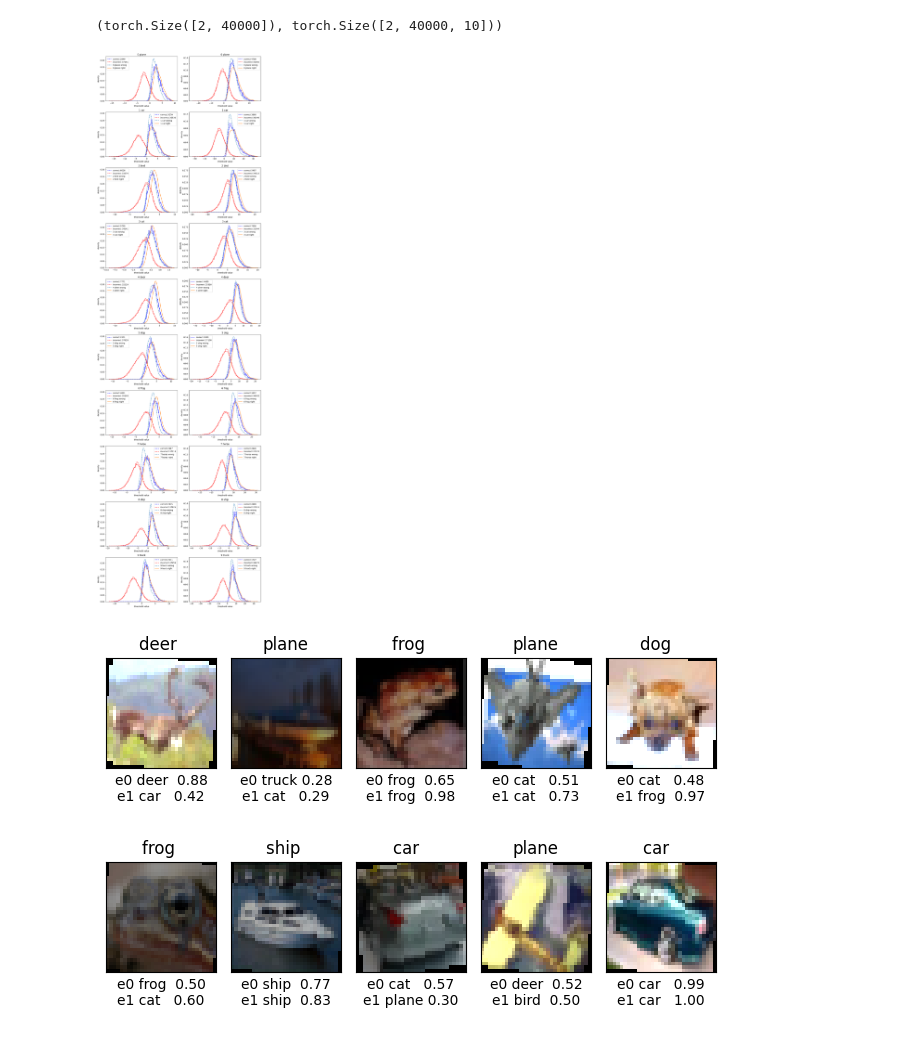
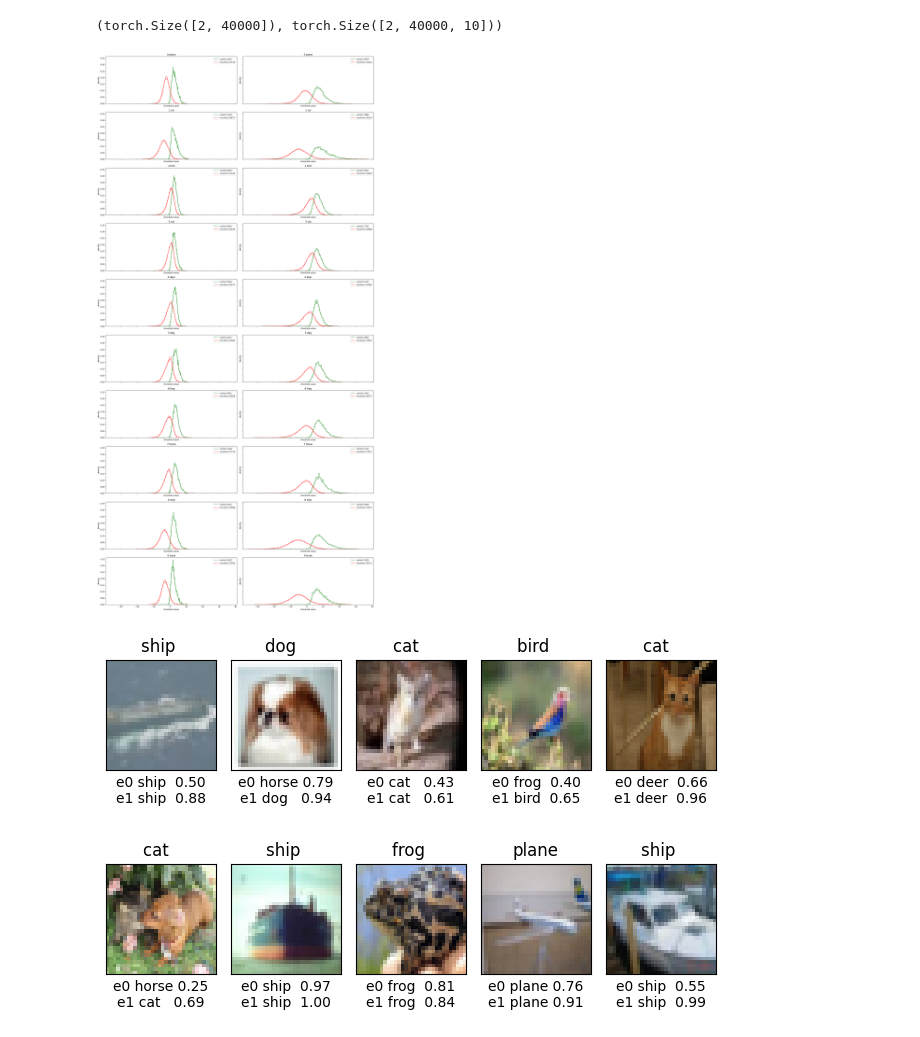
Before and after one commit to biggsbenjamin/earlyexitnet, a Jupyter notebook: scripts/jupyter/make_MAV.ipynb, the cells around one changed output. Saved outputs shown, nothing was run; the diff lists cells and outputs as text; code cells hidden in the pictures.

Commit message:
Updating notebook with corrected conf metric data, adding comparison graphs (mainly AUROC)

```diff
--- a/scripts/jupyter/make_MAV.ipynb
+++ b/scripts/jupyter/make_MAV.ipynb
@@ -2,14 +2,17 @@
 from earlyexitnet.training_tools.train import get_model
 from earlyexitnet.tools import load_model, CIFAR10DataColl
 import torch
+import os
 
 model_path = '../../trained_models/b_lenet_cifar10.pth'
 model_name = "b_lenet_cifar"
+data_set = "cifar10"
+device = 'cuda:1'
 
 # model_path = '../../earlyexitnet/trained_models/resnet8_2ee_230721.pth'
 # model_name = "resnet8_2ee"
 model = get_model(model_name)
-load_model(model, model_path,device=torch.device('cuda:0'))
+load_model(model, model_path, device=torch.device(device))
 # %% [output]
 Model done: b_lenet_cifar
 # %%
@@ -22,9 +25,10 @@ import matplotlib.pyplot as plt
 #%matplotlib widget
 import numpy as np
 
-BATCH_SIZE = 1000
+BATCH_SIZE = 5000
+TEST_BS = 10000
 
-datacoll = CIFAR10DataColl(batch_size_train=BATCH_SIZE, v_split=0.2)
+datacoll = CIFAR10DataColl(batch_size_train=BATCH_SIZE, batch_size_test=TEST_BS, v_split=0.2, num_workers=16)
 
 from earlyexitnet.testing_tools.test import Tester
 import json
@@ -76,10 +38,0 @@ correct_predictions.shape, raw_results.shape
-# %%
-train_dl = datacoll.get_train_dl() # get dataloader
-
-tester = Tester(model, train_dl, exits=2,
-                conf_funcs=[0,1,2,3,4],
-                top1acc_thresholds=[0.6,0],
-                entropy_thresholds=[0.2, 1000000],
-                device=torch.device('cuda:0'), save_raw=True)
-
-#tester.raw_softmax
@@ -176,48 +134,53 @@ classes_grouped = hp.group_by(comb)
 # %%
 #import helper.graphs as hp
 #%matplotlib widget
 #from importlib import reload
 #reload(hp)
 
 #early_exit = classes_grouped[0]
 # print(early_exit[0])
 num_exits=2
 num_classes=10
 
-fig, ax_grp = plt.subplots(nrows=10,ncols=2)
+fig, ax_grp = plt.subplots(nrows=10,ncols=2, sharex=True, sharey=True)
+print("")
 
 for k, ex in enumerate(classes_grouped):
     for i, rec_class in enumerate(ex):
+        # set ax to be working on
+        ax = ax_grp[i][k]
+        # make numpy array
+        rec_class = np.array(rec_class)
+        # plot all values produce by single class output
+        hp.plot_right_wrong(ax, np.array(rec_class[:,0]),(np.array(rec_class[:,1]) == i), quants=None)
 
-      ax = ax_grp[i][k]
+        # hmm not sure exactly what this is doing
+        wrong_class = rec_class[np.invert(np.array(rec_class[:,2],dtype=bool))]
+        ismax = np.array(wrong_class[:,1]) == i
+        #hp.plot_hist_kernel(ax, wrong_class[:,0][ismax], label=f"{i} {classes_labels[i]} wrong", hist=False)
 
-      rec_class = np.array(rec_class)
+        # hmm not sure exactly what this is doing
+        right_class = rec_class[np.array(rec_class[:,2],dtype=bool)]
+        ismax = np.array(right_class[:,1]) == i
+        #hp.plot_hist_kernel(ax, right_class[:,0][ismax], label=f"{i} {classes_labels[i]} right", hist=False, ls='-')
 
-      # plot all values produce by single class output
-      hp.plot_right_wrong(ax, np.array(rec_class[:,0]),(np.array(rec_class[:,1]) == i), quants=None)
-
-      wrong_class = rec_class[np.invert(np.array(rec_class[:,2],dtype=bool))]
-      # # hp.plot_right_wrong(ax, np.array(rec_class[:,0]),(np.array(rec_class[:,1]) == i), quants=None, right_col='green', wrong_col='orange')
-      ismax = np.array(wrong_class[:,1]) == i
-      hp.plot_hist_kernel(ax, wrong_class[:,0][ismax], label=f"{i} {classes_labels[i]} wrong", hist=False)
-      right_class = rec_class[np.array(rec_class[:,2],dtype=bool)]
-      # # hp.plot_right_wrong(ax, np.array(rec_class[:,0]),(np.array(rec_class[:,1]) == i), quants=None, right_col='green', wrong_col='orange')
-      ismax = np.array(right_class[:,1]) == i
-      hp.plot_hist_kernel(ax, right_class[:,0][ismax], label=f"{i} {classes_labels[i]} right", hist=False, ls='-')
-      ax.set_title(f"{i} {classes_labels[i]}")
-      ax.legend()
-fig.set_size_inches(6 * num_exits, 4 * num_classes)
+        ax.set_title(f"{i} {classes_labels[i]}")
+        ax.legend()
+fig.set_size_inches(10 * num_exits, 4 * num_classes)
 fig.tight_layout()
 plt.show()
+
+# some observations - deer and cat are the hardest classes judging by the amount of overlap
+# future work is per-class thresholds
 # %% [output]
-[figure, old version]
+[figure, new version]
 # %%
 # SHOW THE MODEL WORKING
 # %matplotlib ipympl needs ipywidgets
 import math
 from IPython.core.debugger import set_trace
 
-test_dl = datacoll.get_train_dl()
+test_dl = datacoll.get_test_dl()
 
 classes = ('plane', 'car', 'bird', 'cat',
            'deer', 'dog', 'frog', 'horse', 'ship', 'truck')
@@ -272,12 +235,17 @@ images, labels = next(dataiter)
 images.shape, labels.shape
 images[:10].shape, labels[:10]
 
-images = images[:10].to('cuda:0')
-labels = labels[:10].to('cuda:0')
 
+
+if run_test:
+    images = images[:10].to(device)
+    labels = labels[:10].to(device)
+else:
+    images = images[:10]
+    labels = labels[:10]
 
 # show images
 imshow(images, ncols=5, label=[f'{classes[label]:5s}' for label in labels], caption=getcaption(images, model))
 # %% [output]
-[figure, old version]
+[figure, new version]
-[figure, old version]
+[figure, new version]
```
Also changed, not shown: parts of 9 cells of this notebook.
